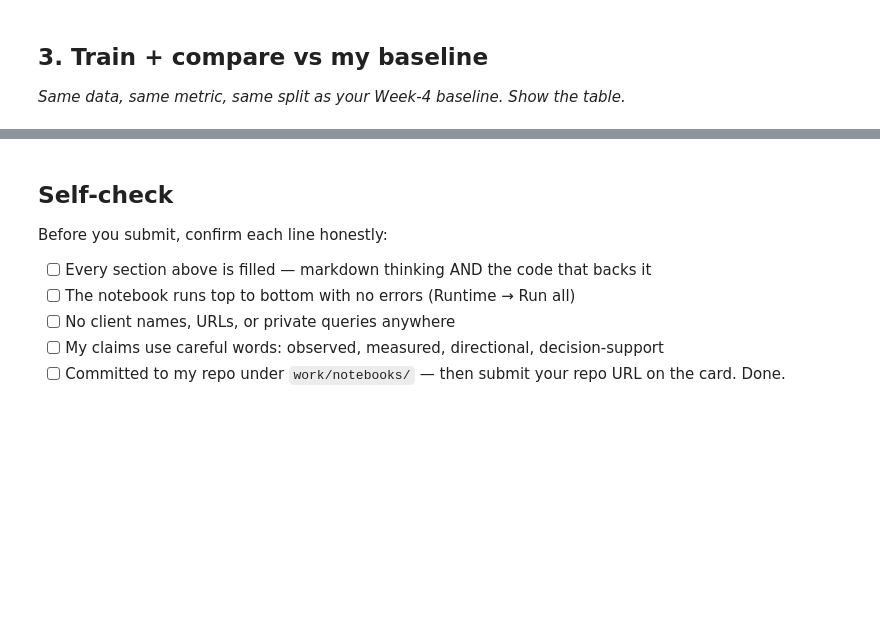
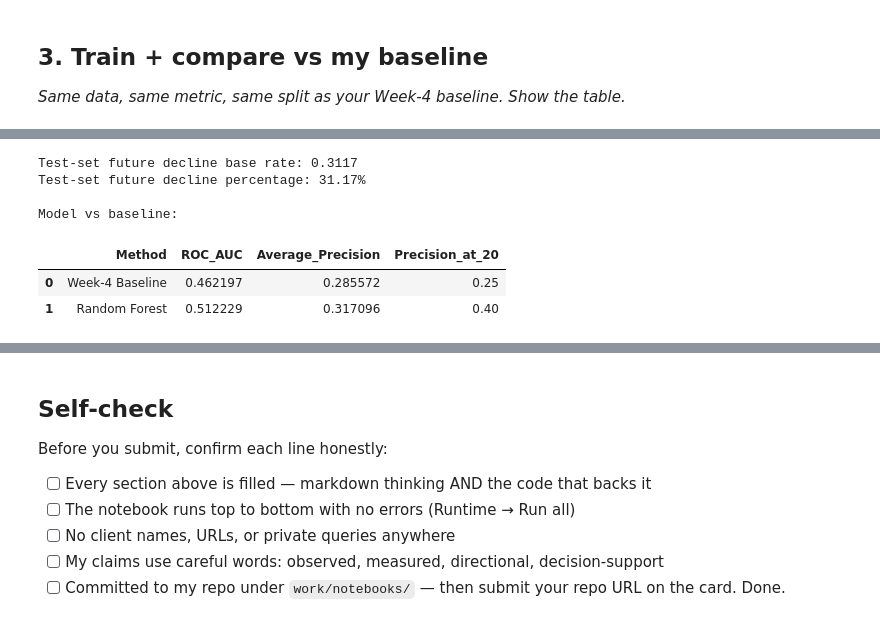
Before and after one commit to abdulmoeed1090/Fly-rank-starter-assignment, a Jupyter notebook: work/notebooks/w05_model.ipynb, the cells around one changed output, grey strips where cells are left out. Cells and saved outputs as stored; diff of their text form; code cells hidden in the pictures; blank space fills up the shorter version.

```diff
--- a/work/notebooks/w05_model.ipynb
+++ b/work/notebooks/w05_model.ipynb
@@ -27,3 +255,20 @@ This skeleton is yours to fill. Work the sections **in order** — each one has
 # %%
 # This cell is for CODE (numbers, a query, a check).
 # Write your text answer in the cell ABOVE this one — typing sentences here breaks Run All.
+# Model features
+
+model_features = [
+    "gsc_impressions",
+    "gsc_clicks",
+    "gsc_avg_position",
+    "ctr"
+]
+
+X_train = train_df[model_features]
+y_train = train_df["future_decline"]
+
+X_test = test_df[model_features]
+y_test = test_df["future_decline"]
+
+print("Model features:")
+print(model_features)
@@ -33,0 +434,18 @@ This skeleton is yours to fill. Work the sections **in order** — each one has
+# %%
+# Base rate
+
+base_rate = y_test.mean()
+
+print(f"Test-set future decline base rate: {base_rate:.4f}")
+print(f"Test-set future decline percentage: {base_rate * 100:.2f}%")
+
+print("\nModel vs baseline:")
+display(results)
+# %% [output]
+Test-set future decline base rate: 0.3117
+Test-set future decline percentage: 31.17%
+
+Model vs baseline:
+|  | Method | ROC_AUC | Average_Precision | Precision_at_20 |
+| 0 | Week-4 Baseline | 0.462197 | 0.285572 | 0.25 |
+| 1 | Random Forest | 0.512229 | 0.317096 | 0.40 |
```
Also changed, not shown: parts of 28 cells of this notebook.
